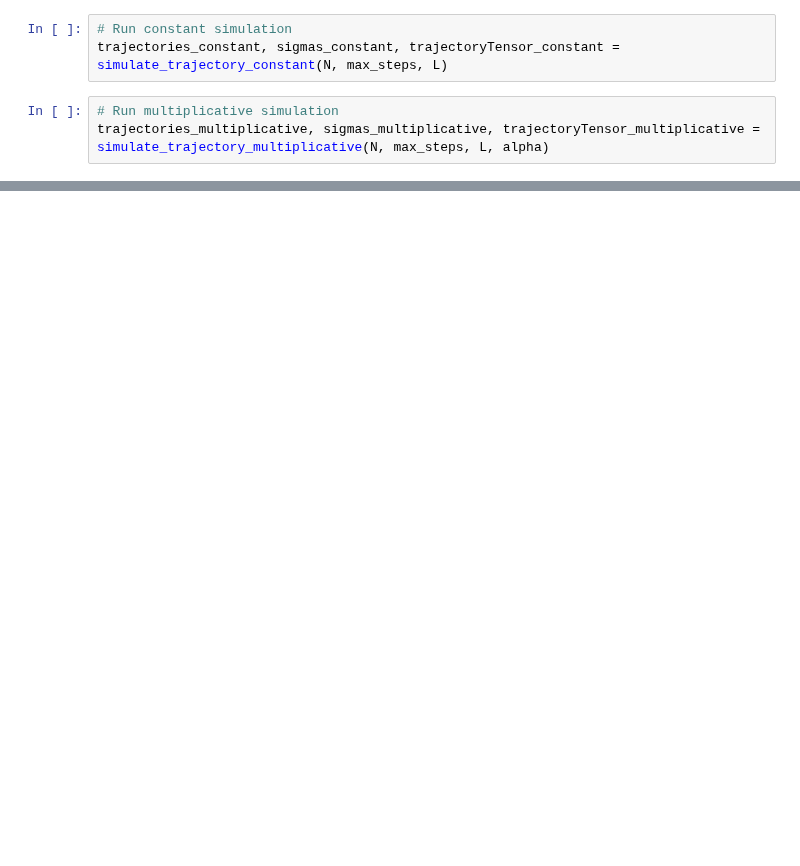
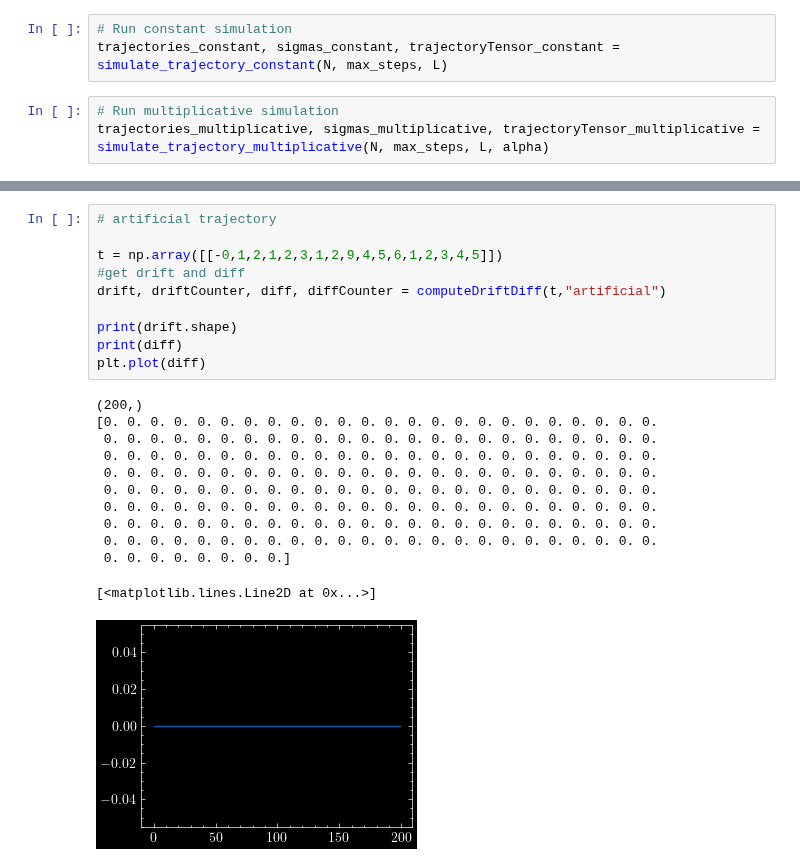
Before and after one commit to FelixWaldschock/Chalmers_FFR120_Simulation_Of_Complex_System, a Jupyter notebook: HW_02/Exercise_7-6 copy.ipynb, the cells around one changed output, grey strips where cells are left out. Drawn from its saved outputs; the diff is of its cells as text; blank space fills up the shorter version.

```diff
--- a/HW_02/Exercise_7-6 copy.ipynb
+++ b/HW_02/Exercise_7-6 copy.ipynb
@@ -217,0 +266,23 @@ print(diffusion_constant)
+# %%
+# artificial trajectory
+
+t = np.array([[-0,1,2,1,2,3,1,2,9,4,5,6,1,2,3,4,5]])
+#get drift and diff
+drift, driftCounter, diff, diffCounter = computeDriftDiff(t,"artificial")
+
+print(drift.shape)
+print(diff)
+plt.plot(diff)
+# %% [output]
+(200,)
+[0. 0. 0. 0. 0. 0. 0. 0. 0. 0. 0. 0. 0. 0. 0. 0. 0. 0. 0. 0. 0. 0. 0. 0.
+ 0. 0. 0. 0. 0. 0. 0. 0. 0. 0. 0. 0. 0. 0. 0. 0. 0. 0. 0. 0. 0. 0. 0. 0.
+ 0. 0. 0. 0. 0. 0. 0. 0. 0. 0. 0. 0. 0. 0. 0. 0. 0. 0. 0. 0. 0. 0. 0. 0.
+ 0. 0. 0. 0. 0. 0. 0. 0. 0. 0. 0. 0. 0. 0. 0. 0. 0. 0. 0. 0. 0. 0. 0. 0.
+ 0. 0. 0. 0. 0. 0. 0. 0. 0. 0. 0. 0. 0. 0. 0. 0. 0. 0. 0. 0. 0. 0. 0. 0.
+ 0. 0. 0. 0. 0. 0. 0. 0. 0. 0. 0. 0. 0. 0. 0. 0. 0. 0. 0. 0. 0. 0. 0. 0.
+ 0. 0. 0. 0. 0. 0. 0. 0. 0. 0. 0. 0. 0. 0. 0. 0. 0. 0. 0. 0. 0. 0. 0. 0.
+ 0. 0. 0. 0. 0. 0. 0. 0. 0. 0. 0. 0. 0. 0. 0. 0. 0. 0. 0. 0. 0. 0. 0. 0.
+ 0. 0. 0. 0. 0. 0. 0. 0.]
+[<matplotlib.lines.Line2D at 0x...>]
+[figure, added]
```
Also changed, not shown: parts of 12 cells of this notebook, 14 other files.
